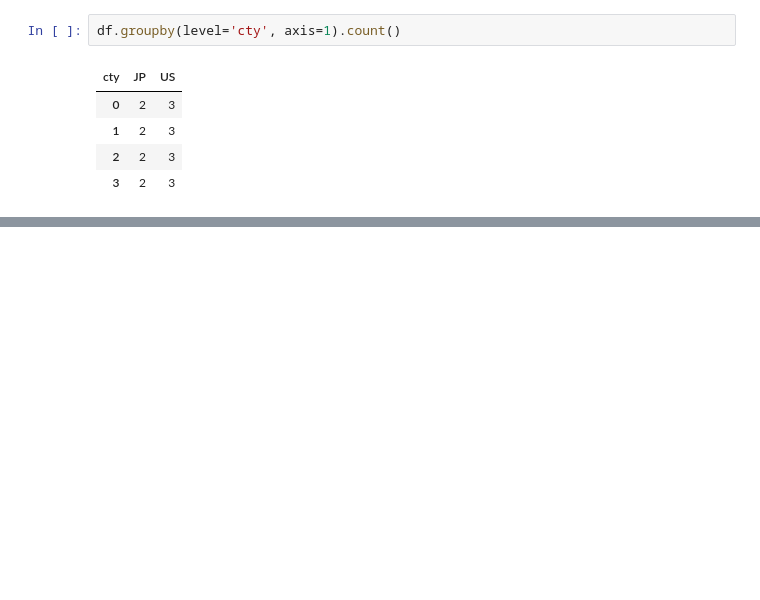
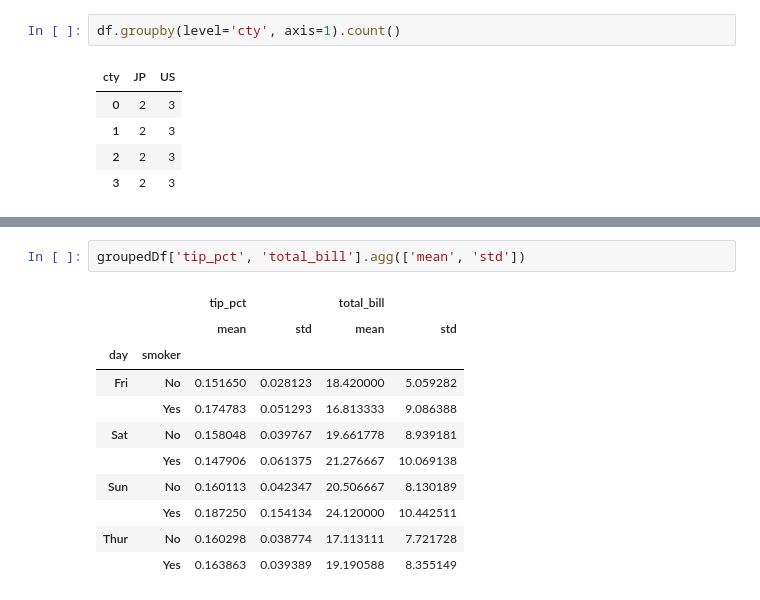
Before and after one commit to srqway/python, a Jupyter notebook: pandas-python/notebook/dataFrame.ipynb, the cells around one changed output, grey strips where cells are left out. Saved outputs shown, nothing was run; the diff lists cells and outputs as text; blank space fills up the shorter version.

```diff
--- a/pandas-python/notebook/dataFrame.ipynb
+++ b/pandas-python/notebook/dataFrame.ipynb
@@ -1769,0 +1823,14 @@ df.groupby(level='cty', axis=1).count()
+# %%
+groupedDf['tip_pct', 'total_bill'].agg(['mean', 'std'])
+# %% [output]
+|  |  | tip_pct |  | total_bill |  |
+|  |  | mean | std | mean | std |
+| day | smoker |  |  |  |  |
+| Fri | No | 0.151650 | 0.028123 | 18.420000 | 5.059282 |
+|  | Yes | 0.174783 | 0.051293 | 16.813333 | 9.086388 |
+| Sat | No | 0.158048 | 0.039767 | 19.661778 | 8.939181 |
+|  | Yes | 0.147906 | 0.061375 | 21.276667 | 10.069138 |
+| Sun | No | 0.160113 | 0.042347 | 20.506667 | 8.130189 |
+|  | Yes | 0.187250 | 0.154134 | 24.120000 | 10.442511 |
+| Thur | No | 0.160298 | 0.038774 | 17.113111 | 7.721728 |
+|  | Yes | 0.163863 | 0.039389 | 19.190588 | 8.355149 |
```
Also changed, not shown: parts of 9 cells of this notebook, 1 other file.
